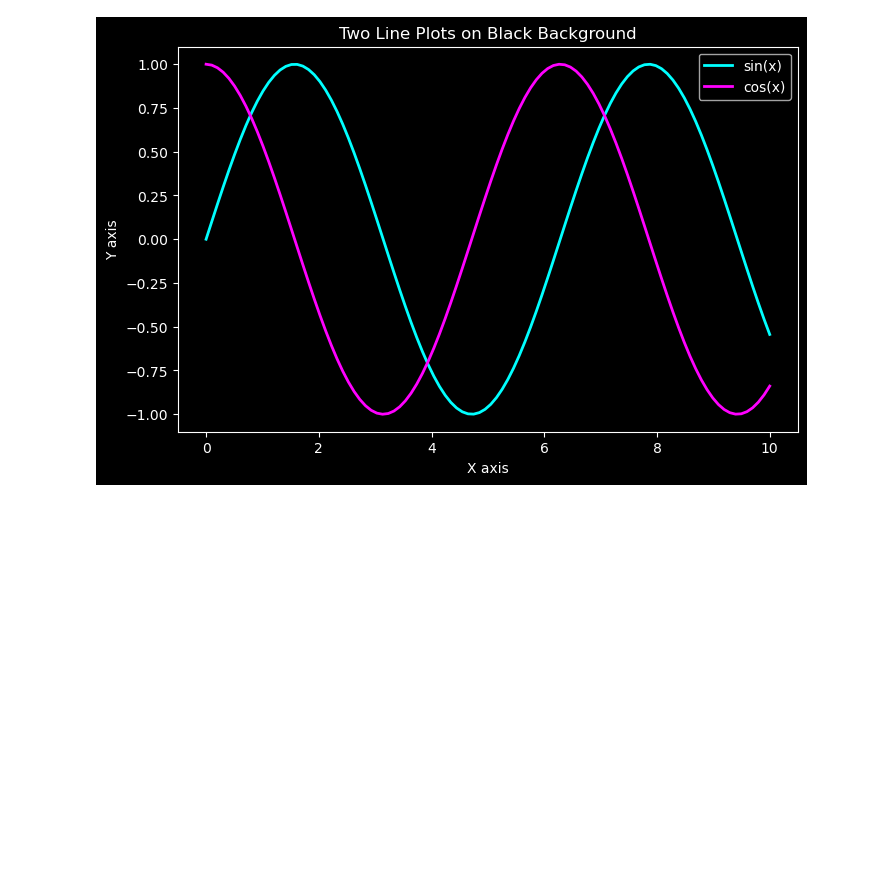
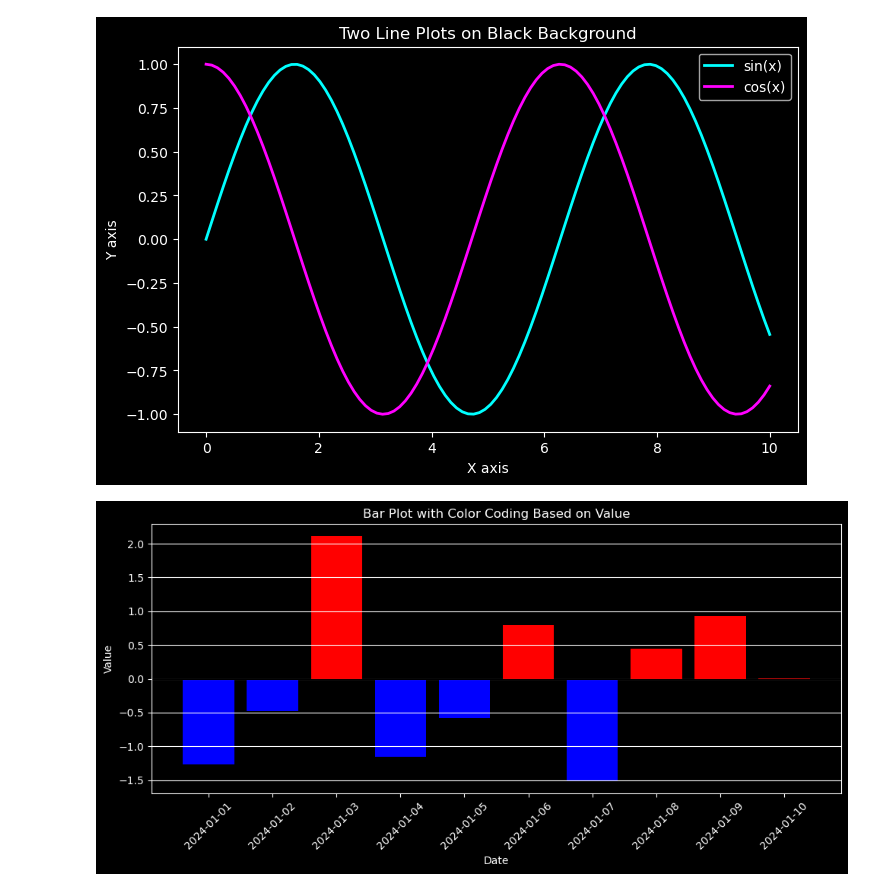
Before and after one commit to manman4/lang, a Jupyter notebook: python/matplotlib/折れ線グラフ.ipynb, the cells around one changed output. Cells and saved outputs as stored; diff of their text form; code cells hidden in the pictures; blank space fills up the shorter version.

```diff
--- a/python/matplotlib/折れ線グラフ.ipynb
+++ b/python/matplotlib/折れ線グラフ.ipynb
@@ -161,3 +175,32 @@ plt.legend()
 plt.show()
 # %% [output]
 [figure]
+# %%
+#　Yの値が0以上だと赤、0未満だと青の色分けをする
+import matplotlib.pyplot as plt
+import numpy as np
+import pandas as pd
+import matplotlib.dates as mdates
+
+# サンプルデータを作成
+dates = pd.date_range(start="2024-01-01", periods=10, freq="D")
+values = np.random.randn(10)  # ランダムな値を生成
+df = pd.DataFrame({"date": dates, "value": values})
+df["date"] = pd.to_datetime(df["date"])
+df.set_index("date", inplace=True)
+# Yの値が0以上だと赤、0未満だと青の色分けをする
+colors = np.where(df["value"] >= 0, "red", "blue")
+
+# プロット
+plt.figure(figsize=(10, 5))
+plt.bar(df.index, df["value"], color=colors)
+plt.axhline(0, color="black", linewidth=0.8)  # Y=0の水平線を追加
+plt.title("Bar Plot with Color Coding Based on Value")
+plt.xlabel("Date")
+plt.ylabel("Value")
+plt.xticks(rotation=45)
+plt.grid(axis="y")
+plt.tight_layout()
+plt.show()
+# %% [output]
+[figure, added]
```
Also changed, not shown: parts of 2 cells of this notebook.
